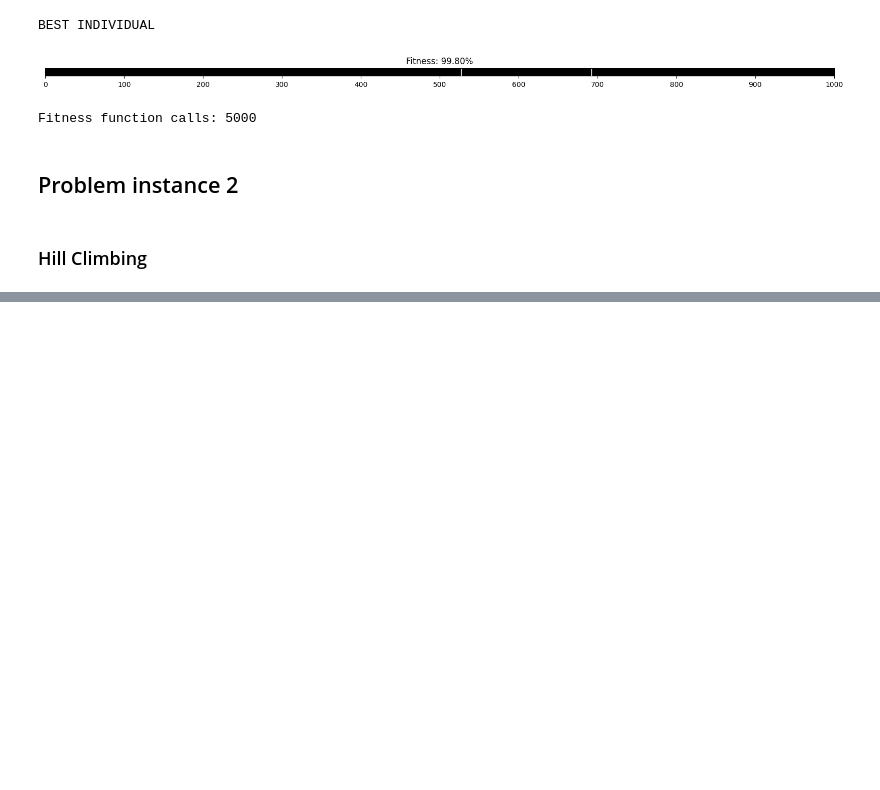
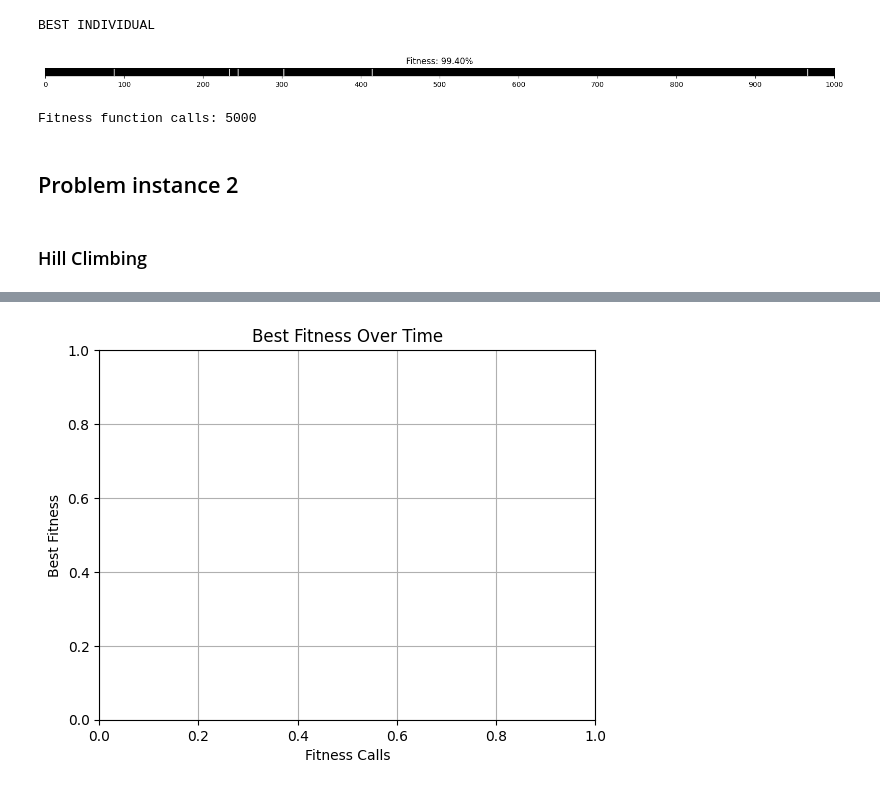
Before and after one commit to beatrice-occhiena/Computational_intelligence, a Jupyter notebook: Labs/Lab_09/black_box_optimization.ipynb, the cells around one changed output, grey strips where cells are left out. Cells and saved outputs as stored; diff of their text form; code cells hidden in the pictures; blank space fills up the shorter version.

```diff
--- a/Labs/Lab_09/black_box_optimization.ipynb
+++ b/Labs/Lab_09/black_box_optimization.ipynb
@@ -109,16 +111,11 @@ def make_population(pop_size: int, num_loci: int, fitness_function):
     return population, hash_table
 
 
-def update_population(population: list, offspring: list):
-    """Replace the worst individuals in the population with the offspring."""
-
-    # 1. Sort the population by fitness
-    population.sort(key=lambda ind: ind.fitness, reverse=True)
-
-    # 2. Replace the worst individuals with the offspring
-    population[-len(offspring):] = offspring
-
-    return population
+def update_population(population: list, offspring: list, population_size: int):
+    """Keep only the best individuals between the population and the offspring."""
+    combined_population = population + offspring
+    combined_population.sort(key=lambda ind: ind.fitness, reverse=True)
+    return combined_population[:population_size]
 
 
 def find_best(population: list):
@@ -354,63 +359,77 @@ Fitness function calls: 3000
 # %%
-POPULATION_SIZE = 30
-OFFSPRING_SIZE = 20
+POPULATION_SIZE = 10
+OFFSPRING_SIZE = 15
 NUM_GENERATIONS = 300
+mutation_rate = 0.15
+crossover_rate = 0.8
+tournament_size = 5
 
-PROBLEM_INSTANCE = 10
+PROBLEM_INSTANCE = 2
 fitness_function = abstract_problem.make_problem(PROBLEM_INSTANCE)
 
-# 0. Create the initial population
+# 0. Set up the plot
+plt.title("Best Fitness Over Time")
+plt.xlabel("Fitness Calls")
+plt.ylabel("Best Fitness")
+plt.grid(True)
+
+# 1. Create the initial population
 individuals, tested_individuals = make_population(POPULATION_SIZE, NUM_LOCI, fitness_function)
 best_individual =  find_best(individuals)
 
-# 1. Run the evolutionary algorithm
+# 2. Run the evolutionary algorithm
 for generation in range(NUM_GENERATIONS): # ADD UNCHANGED AFTER A BIT
 
-    # 1.1. Create the offspring population
+    # 2.1. Create the offspring population
     offspring = []
 
-    # 1.2. Create the offspring population
+    # Print individuals
+    print(f"Best_iniz: {best_individual.fitness:.2%}")
+
+    # 2.2. Create the offspring population
     for i in range(OFFSPRING_SIZE):
-        # 1.2.1. Select two parents
-        parent1 = select_parent(individuals, POPULATION_SIZE//5)
-        parent2 = select_parent(individuals, POPULATION_SIZE//5)
+        # 2.2.1. Select two parents
+        parent1 = select_parent(individuals, tournament_size)
+        parent2 = select_parent(individuals, tournament_size)
 
-        #parent1.show()
-        #parent2.show()
+        # 2.2.2. Perform crossover
+        if random() < crossover_rate:
+            child = uniform_xover(parent1, parent2)
+        else:
+            child = parent1
 
-        # 1.2.2. Perform crossover
-        child = gene_cut_xover(parent1, parent2, PROBLEM_INSTANCE)
+        # 2.2.3. Mutate the child
+        mutate_all(child, mutation_rate)
 
-        #child.show()
-
-        # 1.2.3. Mutate the child
-        mutate_all(child, 0.0001)
-
-        #child.show()
-
-        # 1.2.4. If the child is unique
+        # 2.2.4. If the child is unique
         if tuple(child.genome) not in tested_individuals:
 
-            # 1.2.4.1. Compute its fitness and add it to the list of tested individuals
+            # 2.2.4.1. Compute its fitness and add it to the list of tested individuals
             child.compute_fitness(fitness_function)
             tested_individuals[tuple(child.genome)] = child.fitness
             offspring.append(child)
 
-            print(f"Fitness: {child.fitness:.2%}") #<<<<<<<<<<<<<
         else:
-            # 1.2.4.2. Discard the child
+            # 2.2.4.2. Discard the child
             i -= 1
 
-    # 1.3. Replace the old population with the offspring population
-    individuals = update_population(individuals, offspring)
+        # Print individuals
+        print(f"Best_prima_{i}: {best_individual.fitness:.2%}")
 
-    # 1.4. Find the best individual
+    # Print individuals
+    print(f"Best_prima: {best_individual.fitness:.2%}")
+
+    # 2.3. Replace the old population with the offspring population
+    individuals = update_population(individuals, offspring, POPULATION_SIZE)
+
+    # 2.4. Find the best individual
     best_individual = find_best(individuals)
+     # Print individuals
+    print(f"Best_dopo: {best_individual.fitness:.2%}")
+    #plt.plot(fitness_function.calls, best_individual.fitness, "ro", markersize=1)
 
-    # 1.5. Print the best individual
-    print(f"Generation {generation+1}: {best_individual}")
-
-# 2. Show the best individual
+# 3. Show the best individual
+plt.show()
 best_individual.show()
 print(f"Fitness function calls: {fitness_function.calls}")
 # %% [output]
@@ -433,0 +453 @@ Generation 188: Fitness: 26.53%
+[figure, added]
```
Also changed, not shown: parts of 14 cells of this notebook.
